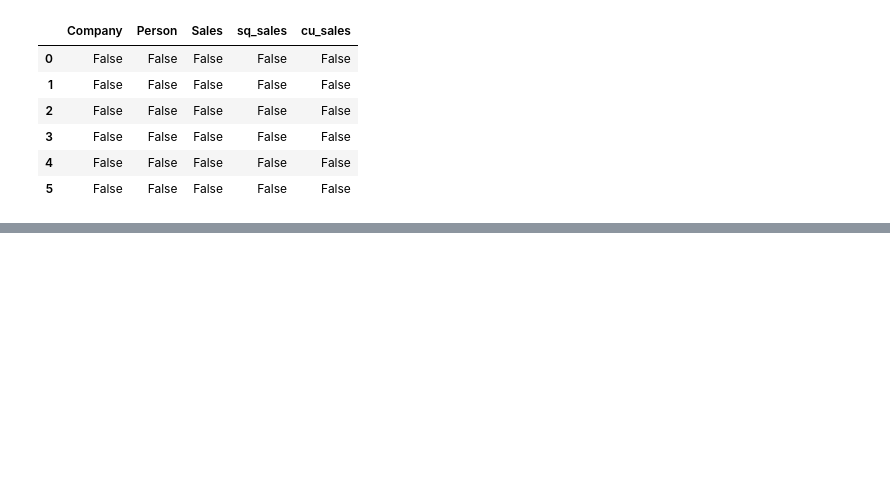
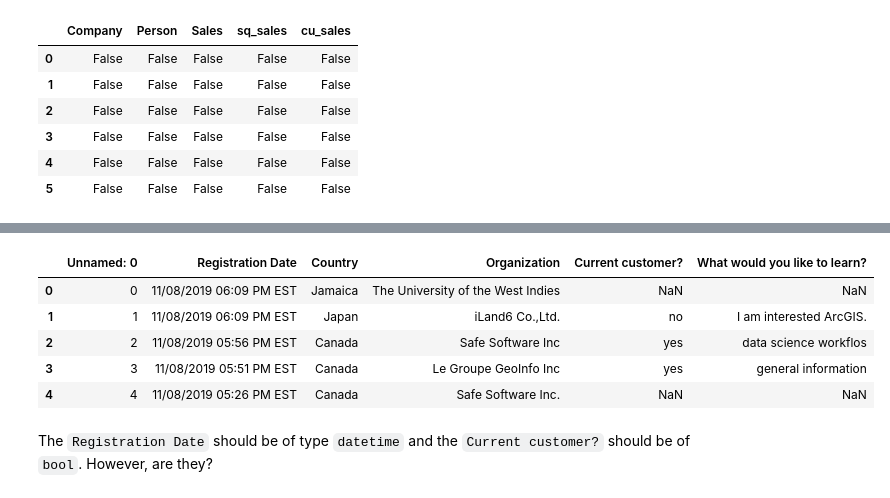
Before and after one commit to AtmaMani/atmamani.github.io, a Jupyter notebook: pages/cheatsheets/pandas/pandas_cheat_sheet_3.ipynb, the cells around one changed output, grey strips where cells are left out. Saved outputs shown, nothing was run; the diff lists cells and outputs as text; code cells hidden in the pictures; blank space fills up the shorter version.

```diff
--- a/pages/cheatsheets/pandas/pandas_cheat_sheet_3.ipynb
+++ b/pages/cheatsheets/pandas/pandas_cheat_sheet_3.ipynb
@@ -121,0 +124,12 @@ comp_df.isnull()
+# %%
+registrant_df = pd.read_csv('./registrant.csv')
+registrant_df.head()
+# %% [output]
+|  | Unnamed: 0 | Registration Date | Country | Organization | Current customer? | What would you like to learn? |
+| 0 | 0 | 11/08/2019 06:09 PM EST | Jamaica | The University of the West Indies | NaN | NaN |
+| 1 | 1 | 11/08/2019 06:09 PM EST | Japan | iLand6 Co.,Ltd. | no | I am interested ArcGIS. |
+| 2 | 2 | 11/08/2019 05:56 PM EST | Canada | Safe Software Inc | yes | data science workflos |
+| 3 | 3 | 11/08/2019 05:51 PM EST | Canada | Le Groupe GeoInfo Inc | yes | general information |
+| 4 | 4 | 11/08/2019 05:26 PM EST | Canada | Safe Software Inc. | NaN | NaN |
+# %% [markdown]
+The `Registration Date` should be of type `datetime` and the `Current customer?` should be of `bool`. However, are they?
```
Also changed, not shown: parts of 15 cells of this notebook.
